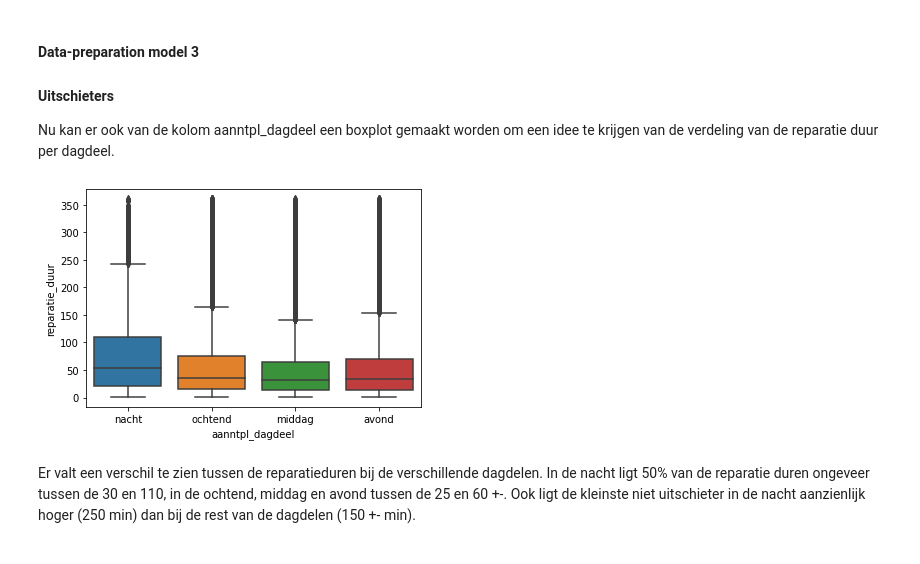
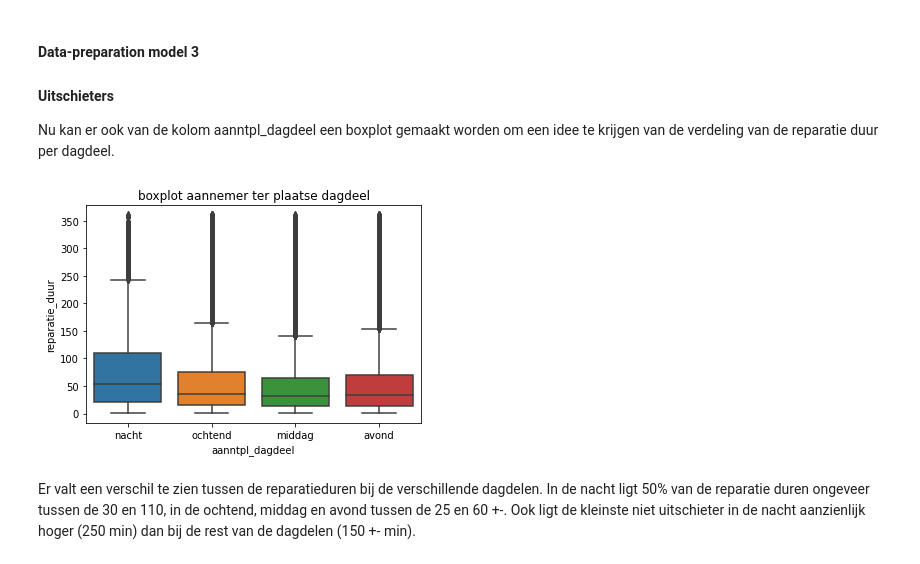
Before and after one commit to sbeetsma/DDB_groep5, a Jupyter notebook: prorail_1.ipynb, the cells around one changed output. Cells and saved outputs as stored; diff of their text form; code cells hidden in the pictures.

```diff
--- a/prorail_1.ipynb
+++ b/prorail_1.ipynb
@@ -966,9 +968,10 @@ dataset_m3[['stm_oorz_groep', 'stm_oorz_code']] = dataset_m3[['stm_oorz_groep',
 Nu kan er ook van de kolom aanntpl_dagdeel een boxplot gemaakt worden om een idee te krijgen van de verdeling van de reparatie duur per dagdeel.
 # %%
 sns.boxplot(x='aanntpl_dagdeel', y=target, data=dataset_m3)
+plt.title('boxplot aannemer ter plaatse dagdeel')
 plt.show()
 # %% [output]
-[figure, old version]
+[figure, new version]
 # %% [markdown]
 Er valt een verschil te zien tussen de reparatieduren bij de verschillende dagdelen.
 In de nacht ligt 50% van de reparatie duren ongeveer tussen de 30 en 110, in de ochtend, middag en avond tussen de 25 en 60 +-.
```
Also changed, not shown: parts of 4 cells of this notebook.
